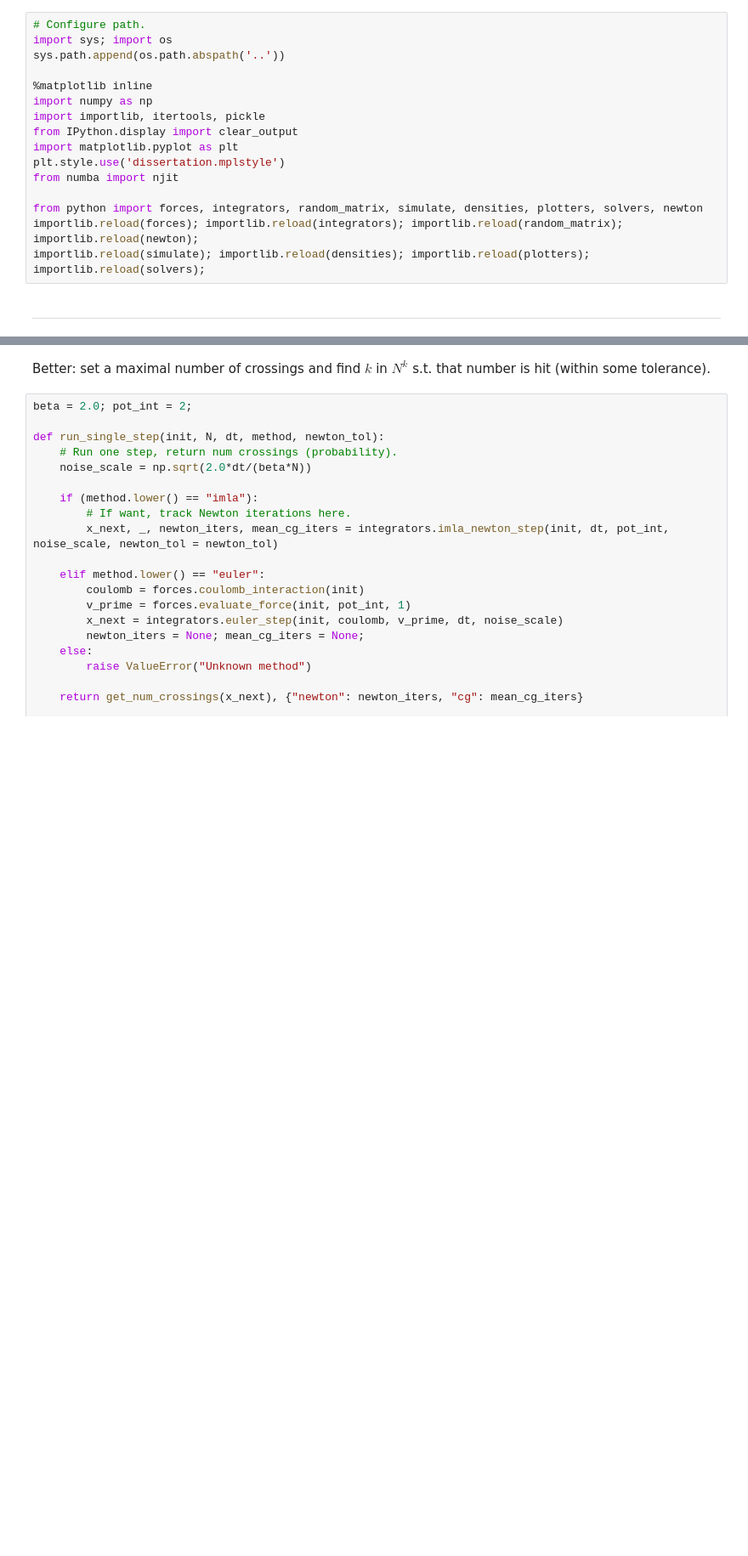
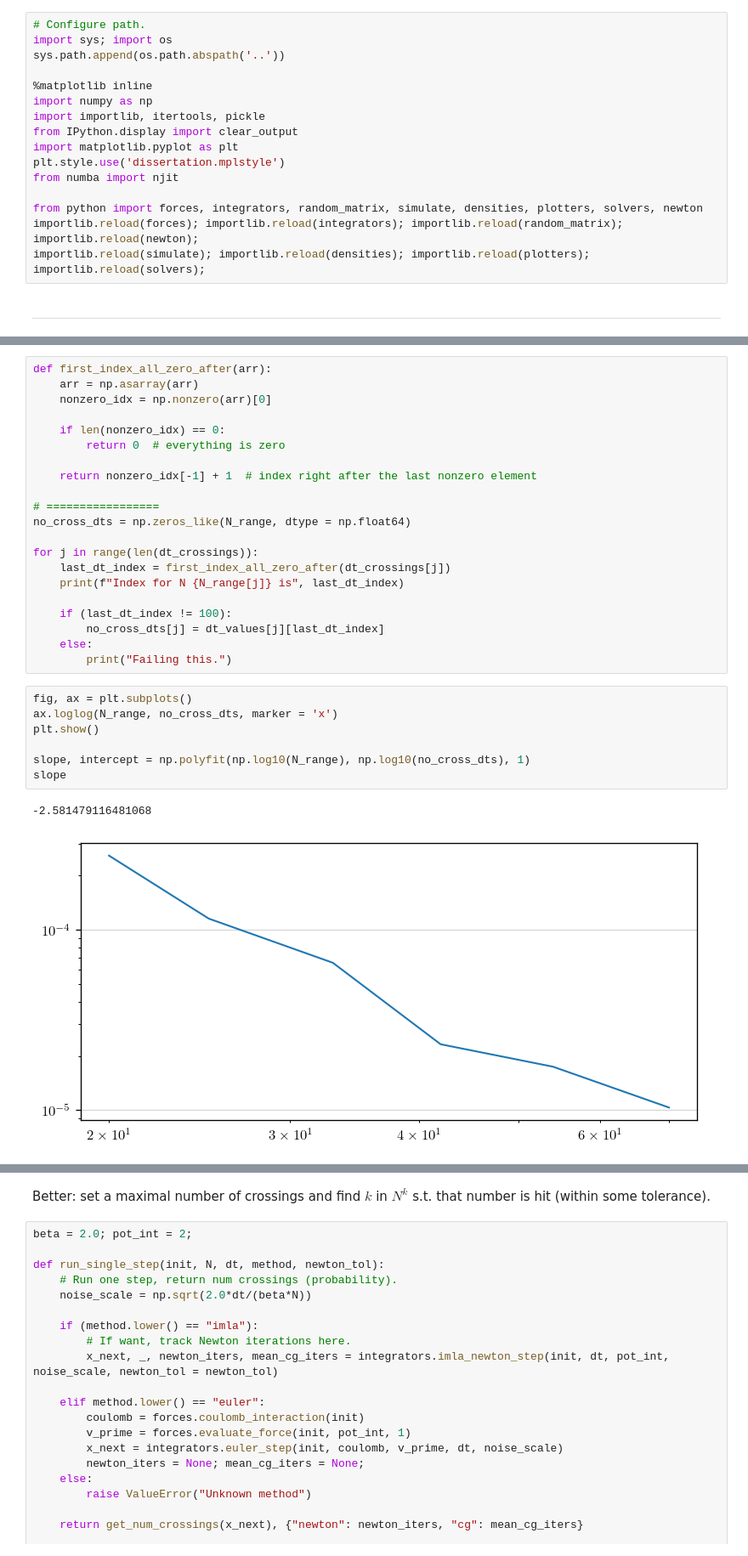
Before and after one commit to fredwdickinson/dissertation, a Jupyter notebook: code/notebooks/01_crossings.ipynb, the cells around one changed output, grey strips where cells are left out. Shown at 85% size. Drawn from its saved outputs; the diff is of its cells as text; blank space fills up the shorter version.

```diff
--- a/code/notebooks/01_crossings.ipynb
+++ b/code/notebooks/01_crossings.ipynb
@@ -31,0 +90,31 @@ def get_num_crossings(x):
+# %%
+def first_index_all_zero_after(arr):
+    arr = np.asarray(arr)
+    nonzero_idx = np.nonzero(arr)[0]
+
+    if len(nonzero_idx) == 0:
+        return 0  # everything is zero
+
+    return nonzero_idx[-1] + 1  # index right after the last nonzero element
+
+# =================
+no_cross_dts = np.zeros_like(N_range, dtype = np.float64)
+
+for j in range(len(dt_crossings)):
+    last_dt_index = first_index_all_zero_after(dt_crossings[j])
+    print(f"Index for N {N_range[j]} is", last_dt_index)
+
+    if (last_dt_index != 100):
+        no_cross_dts[j] = dt_values[j][last_dt_index]
+    else:
+        print("Failing this.")
+# %%
+fig, ax = plt.subplots()
+ax.loglog(N_range, no_cross_dts, marker = 'x')
+plt.show()
+
+slope, intercept = np.polyfit(np.log10(N_range), np.log10(no_cross_dts), 1)
+slope
+# %% [output]
+-2.581479116481068
+[figure, added]
```
Also changed, not shown: parts of 5 cells of this notebook, 6 other files.
